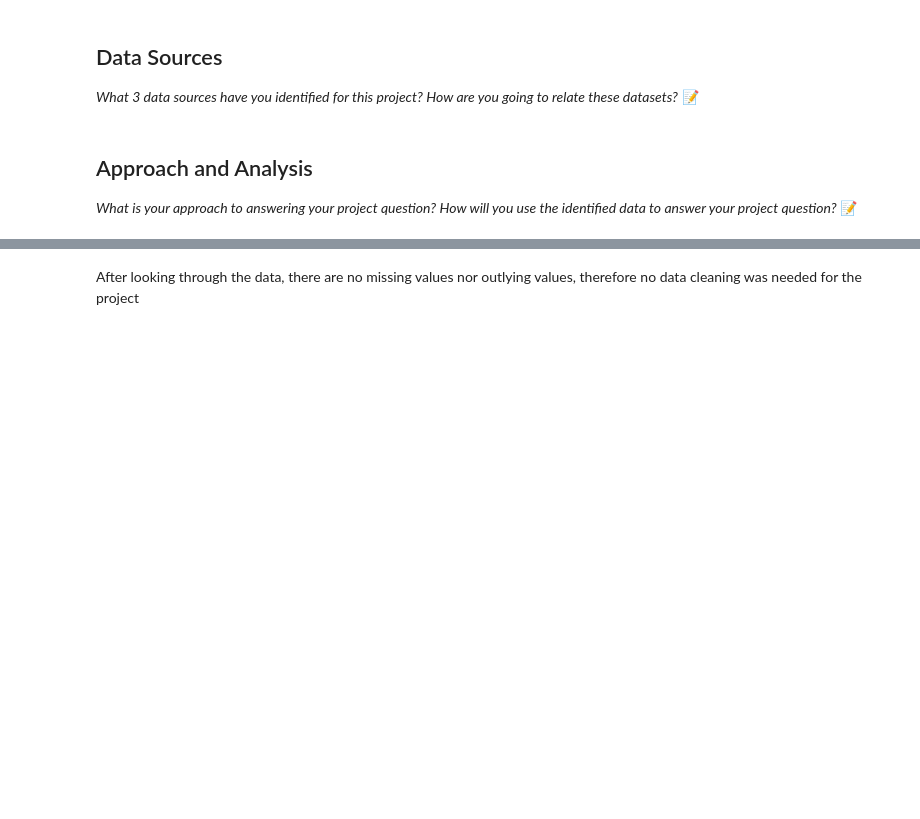
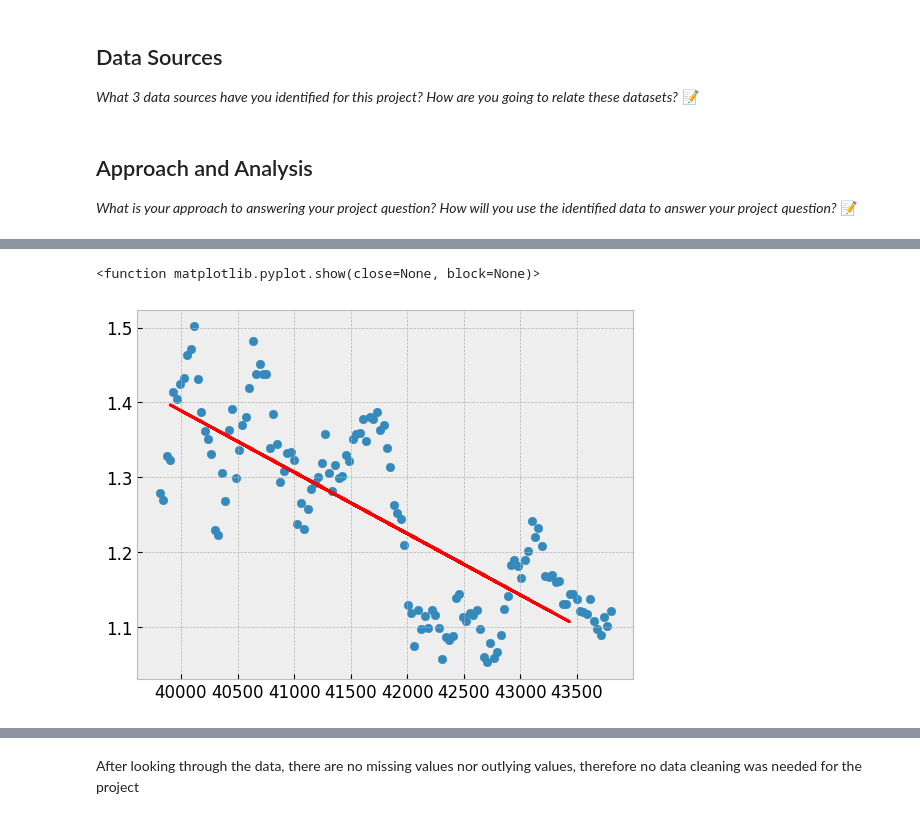
Before and after one commit to IT4063c-Spring23/final-project-tomh237, a Jupyter notebook: source.ipynb, the cells around one changed output, grey strips where cells are left out. Cells and saved outputs as stored; diff of their text form; code cells hidden in the pictures; blank space fills up the shorter version.

```diff
--- a/source.ipynb
+++ b/source.ipynb
@@ -77,0 +90,16 @@ In Plot 4: Cost of standard grocery items are shown by month
+# %%
+x_eur = np.array(currency_df[['Month']]).reshape(-1, 1)
+y_eur = np.array(currency_df[['EUR/USD Close']]).reshape(-1, 1)
+
+x_eur_train, x_eur_test, y_eur_train, y_eur_test = train_test_split(x_eur, y_eur, test_size = 0.25)
+eur_regr = LinearRegression()
+eur_regr.fit(x_eur_train, y_eur_train)
+eur_pred = eur_regr.predict(x_eur_test)
+
+plt.scatter(x = 'Month', y = 'EUR/USD Close', data = currency_df)
+plt.plot(x_eur_test, eur_pred, color = 'r')
+
+plt.show
+# %% [output]
+<function matplotlib.pyplot.show(close=None, block=None)>
+[figure, added]
```
Also changed, not shown: parts of 9 cells of this notebook, 4 other files.
